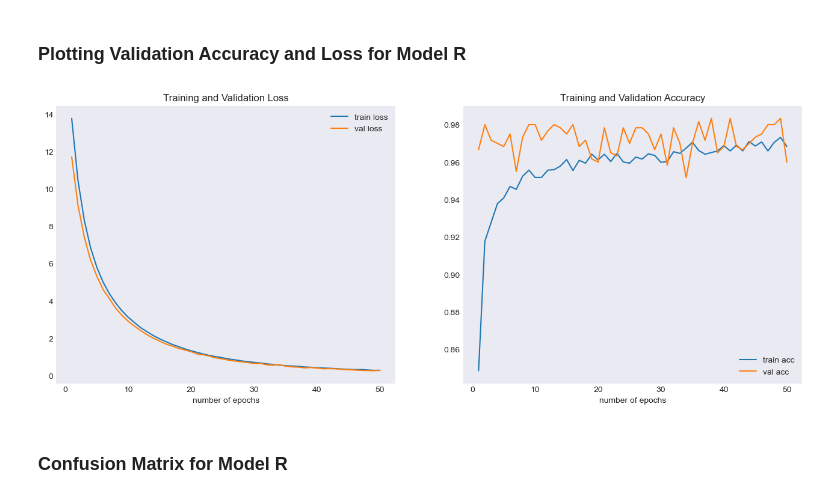
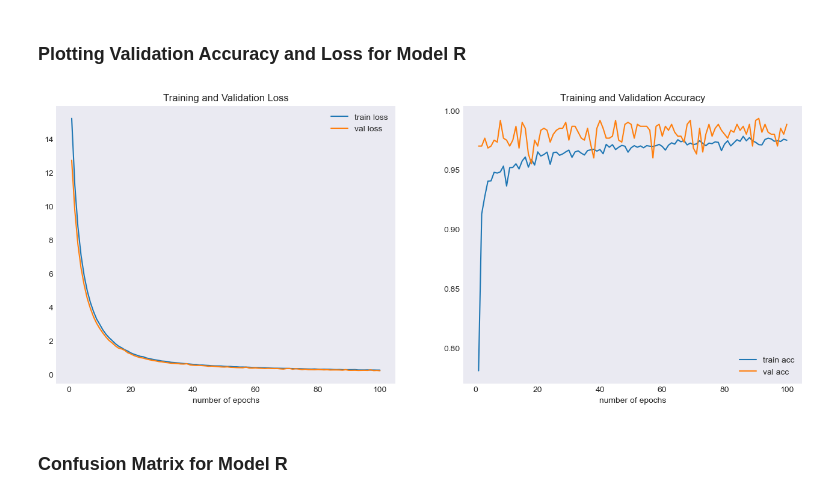
Before and after one commit to JoeBrowz/pneumonia-neural-net, a Jupyter notebook: Final_Notebook.ipynb, the cells around one changed output. Cells and saved outputs as stored; diff of their text form; code cells hidden in the pictures.

Commit message:
refined notebook and updated readme images

```diff
--- a/Final_Notebook.ipynb
+++ b/Final_Notebook.ipynb
@@ -470,16 +470,23 @@ modelr.add(Dense(512, kernel_initializer=he_uniform(), activation='relu'))
 modelr.add(Dense(1, activation='sigmoid'))
 
 modelr.summary()
+# %%
+# stops model if validation loss doesn't decrease for 10 epochs
+callbacks = [EarlyStopping(monitor='val_loss', patience=10),
+             ModelCheckpoint(filepath='/models/model_r/best_modelr.h5', monitor='val_loss',
+                            save_best_only=True)]
 # %%
 #Compile model
 modelr.compile(loss='binary_crossentropy', optimizer=Adam(lr=1e-4), metrics=[Recall(), Precision(),'acc'])
+
+#Fit the model to Training Set and Validate on Validation set
+history_r = modelr.fit(train_generator,
+                      validation_data = val_generator,
+                      steps_per_epoch = 144,
+                      epochs=100,
+                      class_weight = class_weights,
+                      verbose = 2,
+                      callbacks = [callbacks, TqdmCallback()])
-# %%
-#Fit the model to Training Set and Validate on Validation set
-history_r = modelr.fit(train_generator,
-                    validation_data = val_generator,
-                    steps_per_epoch = 144,
-                    epochs=50,
-                    class_weight = class_weights)
 # %%
 # save_model(modelr, history_r, "model_r")
 # %% [markdown]
@@ -489,12 +496,12 @@ history_r = modelr.fit(train_generator,
 try:
     history_r
 except NameError:
-    history_r = pd.read_csv('models/model_r/modelr_history.csv', index_col='Unnamed: 0')
+    history_r = pd.read_csv('models/model_r/model_r_history.csv', index_col='Unnamed: 0')
 # %%
 # plot performance for each epoch
-plot_model(history_r, 50)
+plot_model(history_r, 100)
 # %% [output]
-[figure, old version]
+[figure, new version]
 # %% [markdown]
 ### Confusion Matrix for Model R
 # %% [markdown]
```
Also changed, not shown: parts of 19 cells of this notebook, 3 other files.
